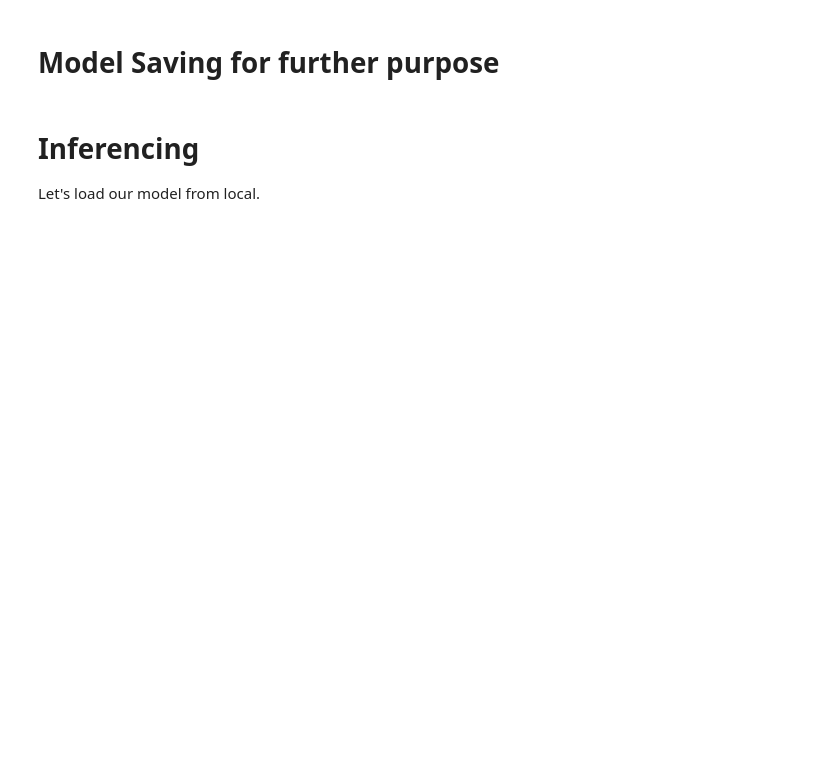
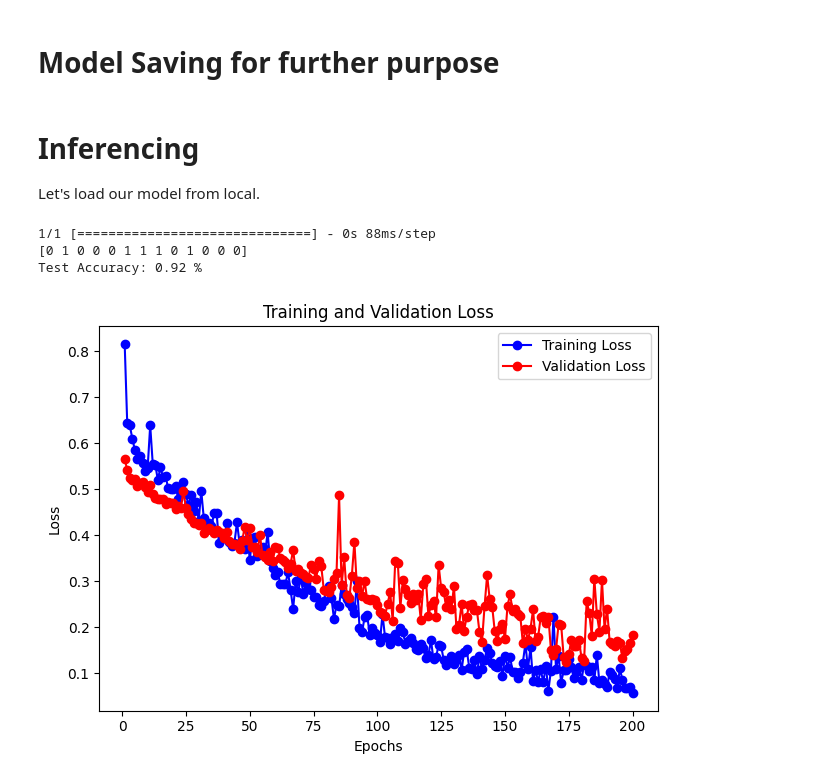
Before and after one commit to virgantara/Hand-Gesture-Recognition, a Jupyter notebook: tensorflow/hand-landmark-detection.ipynb, the cells around one changed output. Saved outputs shown, nothing was run; the diff lists cells and outputs as text; code cells hidden in the pictures; blank space fills up the shorter version.

Commit message:
model load dataset

```diff
--- a/tensorflow/hand-landmark-detection.ipynb
+++ b/tensorflow/hand-landmark-detection.ipynb
@@ -272,8 +274,8 @@ I0000 00:00:1732160524.696136   41948 gl_context.cc:357] GL version: 3.2 (OpenGL
 input_size = X_train.shape[1]  # Number of features (flattened landmarks)
 num_classes = len(labels)      # Number of labels
 batch_size = 32                # Batch size for DataLoader
-learning_rate = 0.001          # Learning rate
-num_epochs = 50                # Number of epochs
+learning_rate = 0.01          # Learning rate
+num_epochs = 200                # Number of epochs
 # %%
 from keras.optimizers import SGD
 
@@ -373,10 +386,16 @@ Let's load our model from local.
 # %%
 
 # Load the model
-model_path =
-model = tf.keras.models.load_model("saved_model/my_model")
+model_path = os.path.join(output_path, model_name)
+model = tf.keras.models.load_model(model_path)
 
 # Make predictions (optional)
 predictions = model.predict(X_test)
 predicted_labels = tf.argmax(predictions, axis=1).numpy()
-# print(predicted_labels)
+print(predicted_labels)
+test_loss, test_accuracy = model.evaluate(X_test, y_test, verbose=0)
+print(f"Test Accuracy: {test_accuracy:.2f} %")
+# %% [output]
+1/1 [==============================] - 0s 88ms/step
+[0 1 0 0 0 1 1 1 0 1 0 0 0]
+Test Accuracy: 0.92 %
@@ -393,0 +402,42 @@ print(f"Test Accuracy: {100 * correct / total:.2f}%")
+# %%
+import matplotlib.pyplot as plt
+
+# Extract training history data
+history_dict = history.history
+
+# Accuracy
+train_accuracy = history_dict['accuracy']
+val_accuracy = history_dict['val_accuracy']
+
+# Loss
+train_loss = history_dict['loss']
+val_loss = history_dict['val_loss']
+
+# Number of epochs
+epochs = range(1, len(train_accuracy) + 1)
+# %%
+
+# # Plot accuracy
+# plt.figure(figsize=(12, 6))
+# plt.subplot(1, 2, 1)
+# plt.plot(epochs, train_accuracy, 'bo-', label='Training Accuracy')
+# plt.plot(epochs, val_accuracy, 'ro-', label='Validation Accuracy')
+# plt.title('Training and Validation Accuracy')
+# plt.xlabel('Epochs')
+# plt.ylabel('Accuracy')
+# plt.legend()
+
+# Plot loss
+# plt.subplot(1, 2, 2)
+plt.plot(epochs, train_loss, 'bo-', label='Training Loss')
+plt.plot(epochs, val_loss, 'ro-', label='Validation Loss')
+plt.title('Training and Validation Loss')
+plt.xlabel('Epochs')
+plt.ylabel('Loss')
+plt.legend()
+
+# Display the plots
+plt.tight_layout()
+plt.show()
+# %% [output]
+[figure, added]
```
Also changed, not shown: parts of 6 cells of this notebook.
